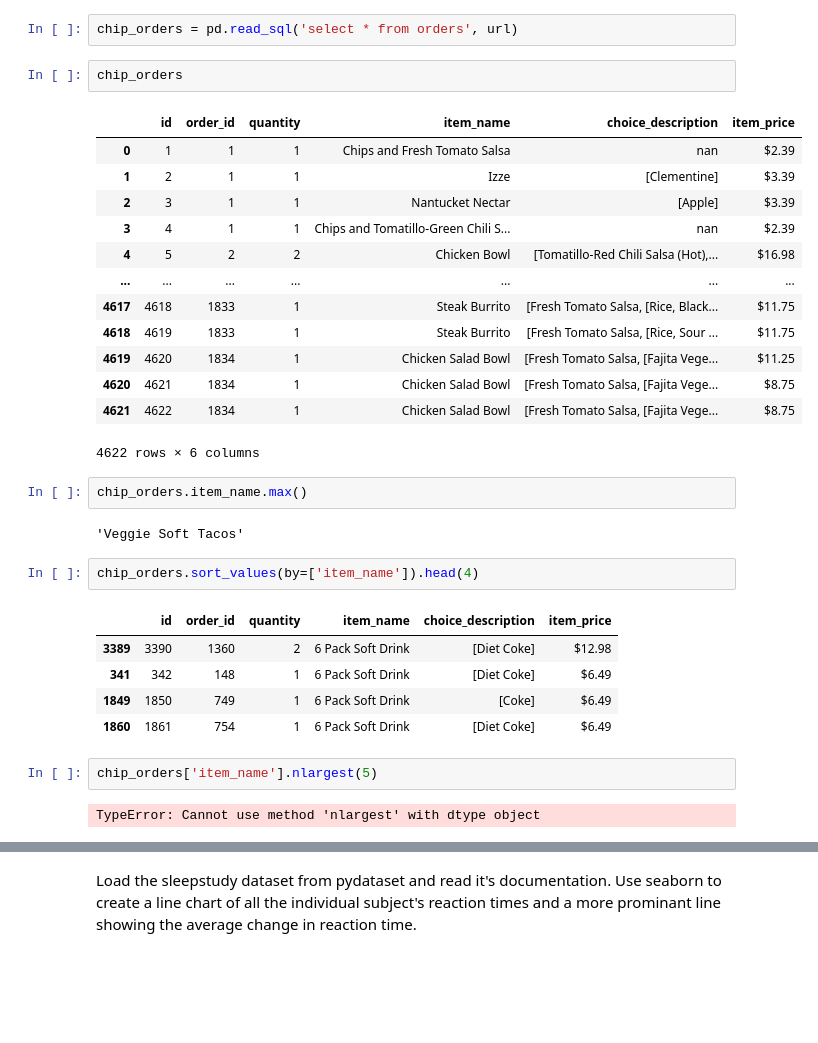
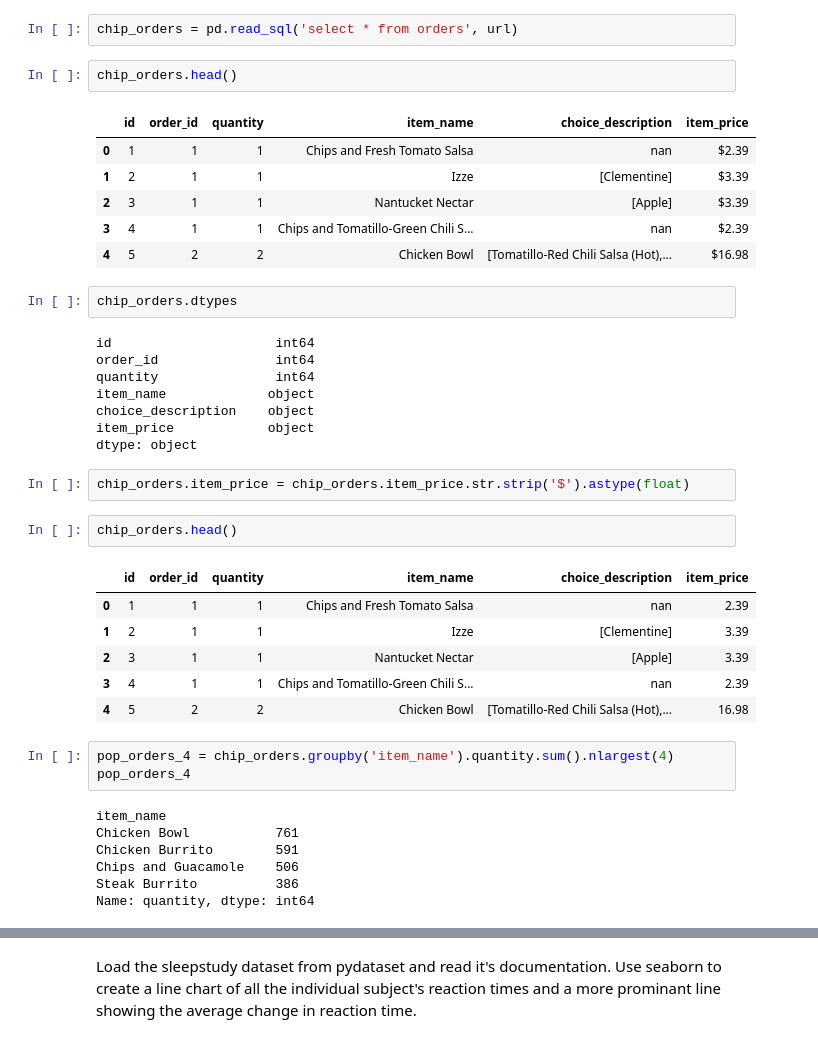
Before and after one commit to Brian-ONeil/numpy-pandas-visualization-exercises, a Jupyter notebook: seaborn_exercises.ipynb, the cells around one changed output, grey strips where cells are left out. Cells and saved outputs as stored; diff of their text form; blank space fills up the shorter version.

```diff
--- a/seaborn_exercises.ipynb
+++ b/seaborn_exercises.ipynb
@@ -242,34 +237,42 @@ url = env.get_db_url('chipotle')
 # %%
 chip_orders = pd.read_sql('select * from orders', url)
 # %%
-chip_orders
+chip_orders.head()
 # %% [output]
 |  | id | order_id | quantity | item_name | choice_description | item_price |
 | 0 | 1 | 1 | 1 | Chips and Fresh Tomato Salsa | nan | $2.39 |
 | 1 | 2 | 1 | 1 | Izze | [Clementine] | $3.39 |
 | 2 | 3 | 1 | 1 | Nantucket Nectar | [Apple] | $3.39 |
 | 3 | 4 | 1 | 1 | Chips and Tomatillo-Green Chili S... | nan | $2.39 |
 | 4 | 5 | 2 | 2 | Chicken Bowl | [Tomatillo-Red Chili Salsa (Hot),... | $16.98 |
-| ... | ... | ... | ... | ... | ... | ... |
-| 4617 | 4618 | 1833 | 1 | Steak Burrito | [Fresh Tomato Salsa, [Rice, Black... | $11.75 |
-| 4618 | 4619 | 1833 | 1 | Steak Burrito | [Fresh Tomato Salsa, [Rice, Sour ... | $11.75 |
-| 4619 | 4620 | 1834 | 1 | Chicken Salad Bowl | [Fresh Tomato Salsa, [Fajita Vege... | $11.25 |
-| 4620 | 4621 | 1834 | 1 | Chicken Salad Bowl | [Fresh Tomato Salsa, [Fajita Vege... | $8.75 |
-| 4621 | 4622 | 1834 | 1 | Chicken Salad Bowl | [Fresh Tomato Salsa, [Fajita Vege... | $8.75 |
-4622 rows × 6 columns
-# %%
-chip_orders.item_name.max()
-# %% [output]
-'Veggie Soft Tacos'
+# %%
+chip_orders.dtypes
+# %% [output]
+id                     int64
+order_id               int64
+quantity               int64
+item_name             object
+choice_description    object
+item_price            object
+dtype: object
+# %%
+chip_orders.item_price = chip_orders.item_price.str.strip('$').astype(float)
 # %%
-chip_orders.sort_values(by=['item_name']).head(4)
+chip_orders.head()
 # %% [output]
 |  | id | order_id | quantity | item_name | choice_description | item_price |
-| 3389 | 3390 | 1360 | 2 | 6 Pack Soft Drink | [Diet Coke] | $12.98 |
-| 341 | 342 | 148 | 1 | 6 Pack Soft Drink | [Diet Coke] | $6.49 |
-| 1849 | 1850 | 749 | 1 | 6 Pack Soft Drink | [Coke] | $6.49 |
-| 1860 | 1861 | 754 | 1 | 6 Pack Soft Drink | [Diet Coke] | $6.49 |
+| 0 | 1 | 1 | 1 | Chips and Fresh Tomato Salsa | nan | 2.39 |
+| 1 | 2 | 1 | 1 | Izze | [Clementine] | 3.39 |
+| 2 | 3 | 1 | 1 | Nantucket Nectar | [Apple] | 3.39 |
+| 3 | 4 | 1 | 1 | Chips and Tomatillo-Green Chili S... | nan | 2.39 |
+| 4 | 5 | 2 | 2 | Chicken Bowl | [Tomatillo-Red Chili Salsa (Hot),... | 16.98 |
-# %%
-chip_orders['item_name'].nlargest(5)
-# %% [output]
-TypeError: Cannot use method 'nlargest' with dtype object
+# %%
+pop_orders_4 = chip_orders.groupby('item_name').quantity.sum().nlargest(4)
+pop_orders_4
+# %% [output]
+item_name
+Chicken Bowl           761
+Chicken Burrito        591
+Chips and Guacamole    506
+Steak Burrito          386
+Name: quantity, dtype: int64
```
Also changed, not shown: parts of 14 cells of this notebook, 1 other file.
